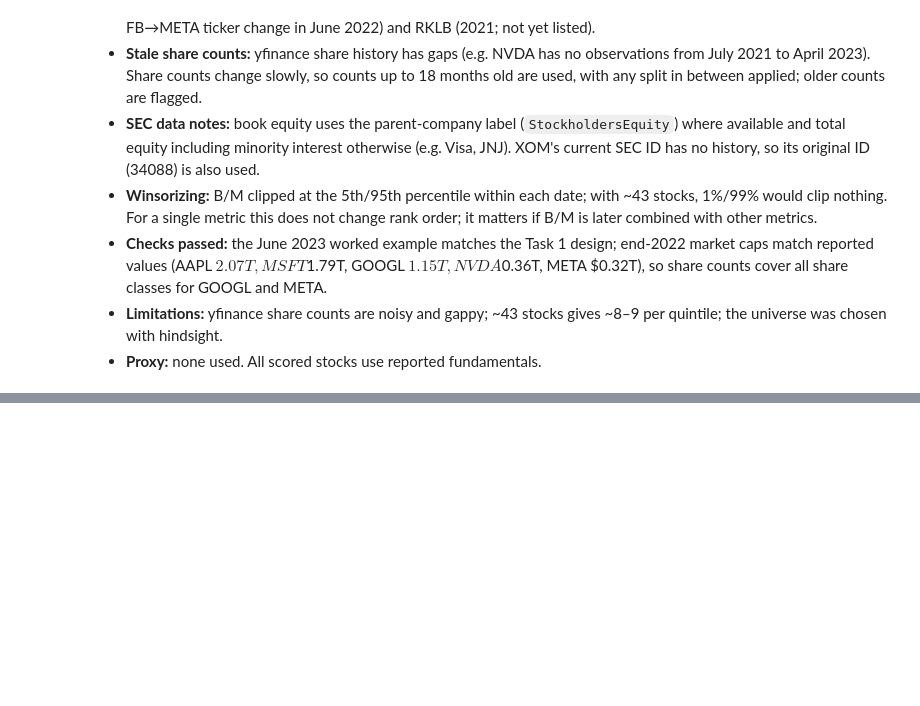
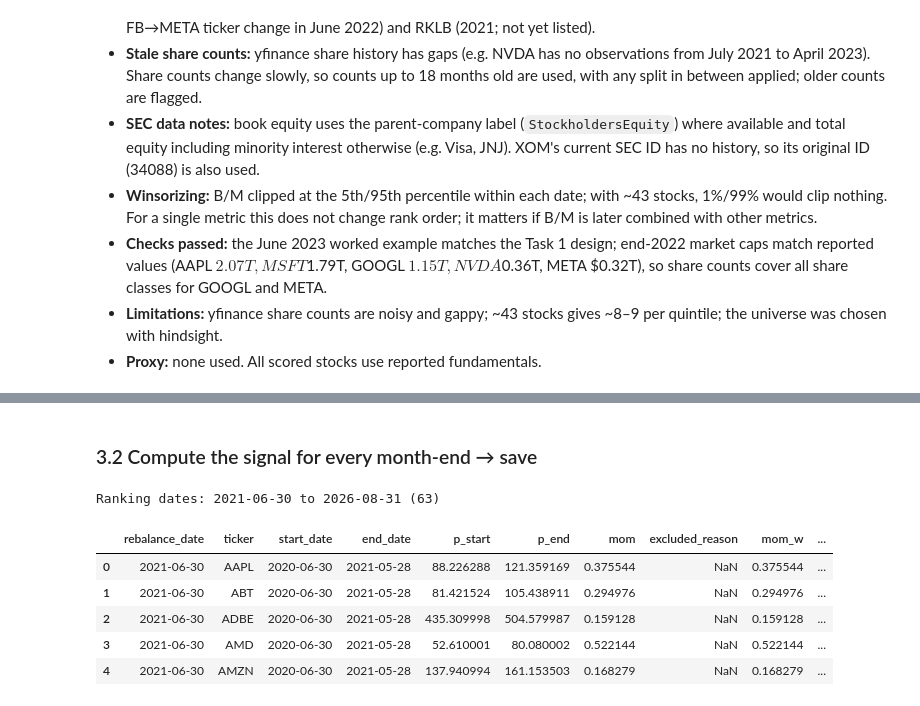
Before and after one commit to jialucharlottewu/LendoCapital, a Jupyter notebook: notebooks/week2/factor_value_momentum.ipynb, the cells around one changed output, grey strips where cells are left out. Cells and saved outputs as stored; diff of their text form; code cells hidden in the pictures; blank space fills up the shorter version.

```diff
--- a/notebooks/week2/factor_value_momentum.ipynb
+++ b/notebooks/week2/factor_value_momentum.ipynb
@@ -322,0 +348,16 @@ summary.round(3)
+# %% [markdown]
+### 3.2 Compute the signal for every month-end → save
+# %%
+mom_dates = get_ranking_dates(prices, start="2021-06-01", end=LAST_COMPLETE_MONTH_END)
+momentum_signals = pd.concat([momentum_signal(t, me_prices) for t in mom_dates], ignore_index=True)
+momentum_signals.to_csv(f"{SIGNALS}/momentum_signals.csv", index=False)
+print("Ranking dates:", mom_dates[0].date(), "to", mom_dates[-1].date(), f"({len(mom_dates)})")
+momentum_signals.head()
+# %% [output]
+Ranking dates: 2021-06-30 to 2026-08-31 (63)
+|  | rebalance_date | ticker | start_date | end_date | p_start | p_end | mom | excluded_reason | mom_w | ... |
+| 0 | 2021-06-30 | AAPL | 2020-06-30 | 2021-05-28 | 88.226288 | 121.359169 | 0.375544 | NaN | 0.375544 | ... |
+| 1 | 2021-06-30 | ABT | 2020-06-30 | 2021-05-28 | 81.421524 | 105.438911 | 0.294976 | NaN | 0.294976 | ... |
+| 2 | 2021-06-30 | ADBE | 2020-06-30 | 2021-05-28 | 435.309998 | 504.579987 | 0.159128 | NaN | 0.159128 | ... |
+| 3 | 2021-06-30 | AMD | 2020-06-30 | 2021-05-28 | 52.610001 | 80.080002 | 0.522144 | NaN | 0.522144 | ... |
+| 4 | 2021-06-30 | AMZN | 2020-06-30 | 2021-05-28 | 137.940994 | 161.153503 | 0.168279 | NaN | 0.168279 | ... |
```
Also changed, not shown: parts of 18 cells of this notebook, 4 other files.
